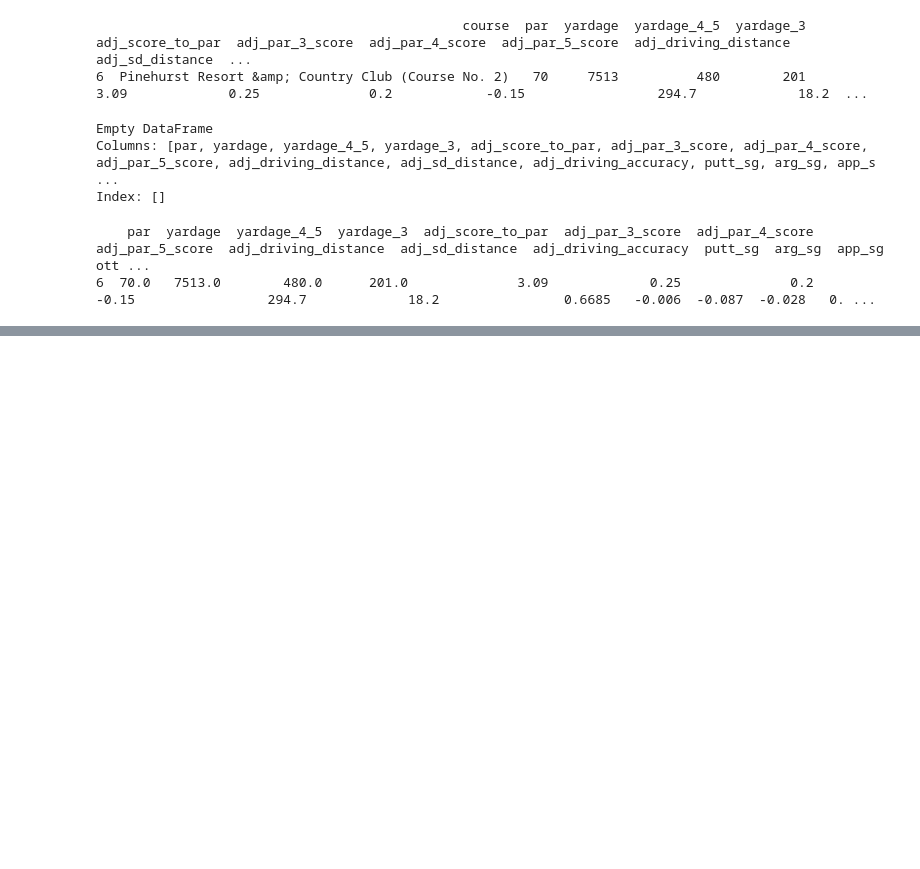
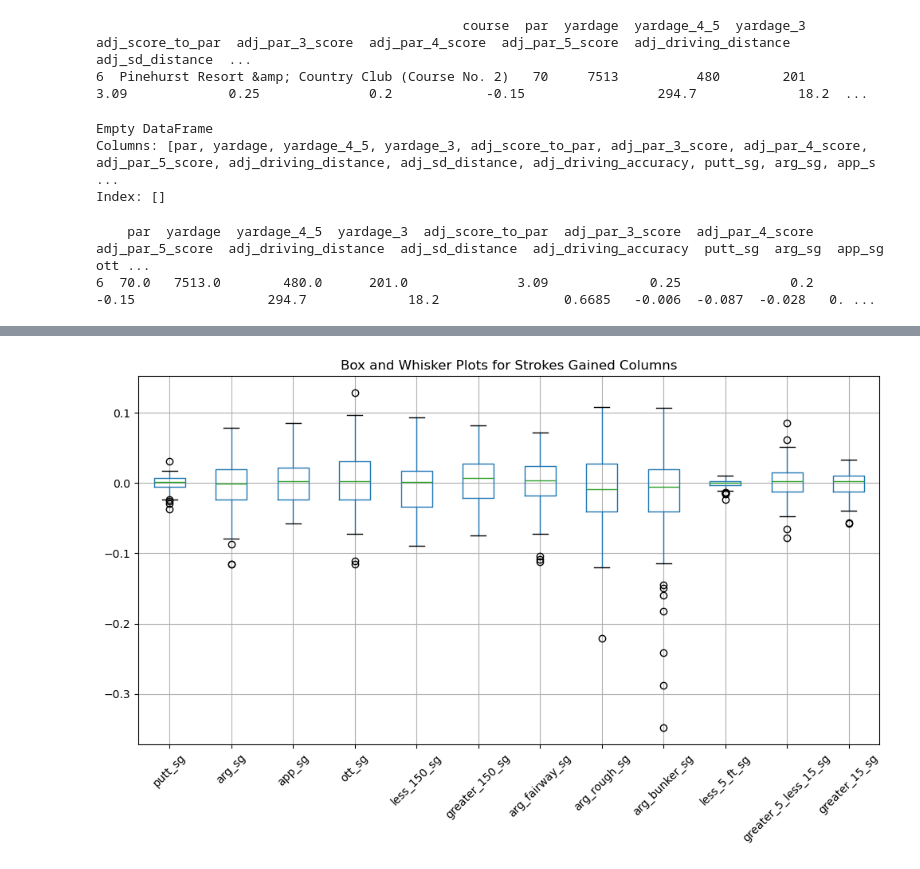
Before and after one commit to vetherton/COS497IW, a Jupyter notebook: Course_EDA.ipynb, the cells around one changed output, grey strips where cells are left out. Saved outputs shown, nothing was run; the diff lists cells and outputs as text; code cells hidden in the pictures; blank space fills up the shorter version.

```diff
--- a/Course_EDA.ipynb
+++ b/Course_EDA.ipynb
@@ -74,6 +79,12 @@ print(course_df[course_df.isnull().any(axis=1)].to_string())
 Empty DataFrame
 Columns: [par, yardage, yardage_4_5, yardage_3, adj_score_to_par, adj_par_3_score, adj_par_4_score, adj_par_5_score, adj_driving_distance, adj_sd_distance, adj_driving_accuracy, putt_sg, arg_sg, app_s ...
 Index: []
+# %%
+sg_cols = [col for col in course_df.columns if col.endswith("_sg")]
+yardage_cols = [col for col in course_df.columns if col.startswith("yardage")]
+score_cols = [col for col in course_df.columns if "score" in col]
+fairway_cols = [col for col in course_df.columns if "fw" in col or "rgh" in col]
+penalty_cols = [col for col in course_df.columns if "penalties" in col or "ob" in col]
 # %%
 print(course_df[course_df.course=="Pinehurst Resort &amp; Country Club (Course No. 2)"].to_string())
 # %% [output]
@@ -81,0 +113,3 @@ print(course_df[course_df.course=="Pinehurst Resort &amp; Country Club (Course N
+# %%
+course_df["course"] = course_df["course"].str.replace("&amp;", "&")
+course_df["course"] = course_df["course"].str.replace(" (Par 71)", "")
@@ -81,0 +136,20 @@ print(course_df[course_df.course=="Pinehurst Resort &amp; Country Club (Course N
+# %%
+country_map = {
+    "Royal Troon": "Scotland",
+    "St. Andrews Links (Old Course)": "Scotland",
+    "Royal Liverpool": "England",
+    "Royal Portrush Golf Club": "Northern Ireland",
+    "The Renaissance Club": "Scotland",
+    "Le Golf National": "France",
+    "ACCORDIA GOLF Narashino Country Club": "Japan",
+    "Club de Golf Chapultepec": "Mexico",
+    "Vidanta Vallarta": "Mexico",
+    "Albany GC": "Bahamas",
+    "Royal Montreal GC (Blue)": "Canada",
+    "St. George's G&CC": "Canada",
+    "Hamilton Golf & Country Club": "Canada",
+    "TPC Toronto at Osprey Valley (North Course)": "Canada",
+    "Glen Abbey GC": "Canada",
+}
+
+course_df["country"] = course_df["course"].map(country_map).fillna("USA")
@@ -81,0 +176,8 @@ print(course_df[course_df.course=="Pinehurst Resort &amp; Country Club (Course N
+# %%
+import matplotlib.pyplot as plt
+course_df[sg_cols].boxplot(figsize=(12,6))
+plt.xticks(rotation=45)  # rotate labels for readability
+plt.title("Box and Whisker Plots for Strokes Gained Columns")
+plt.show()
+# %% [output]
+[figure, added]
```
Also changed, not shown: parts of 12 cells of this notebook, 2 other files.
